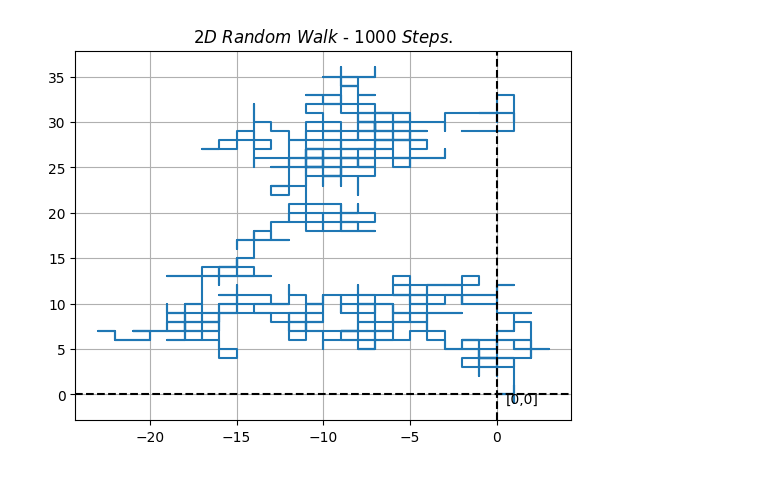
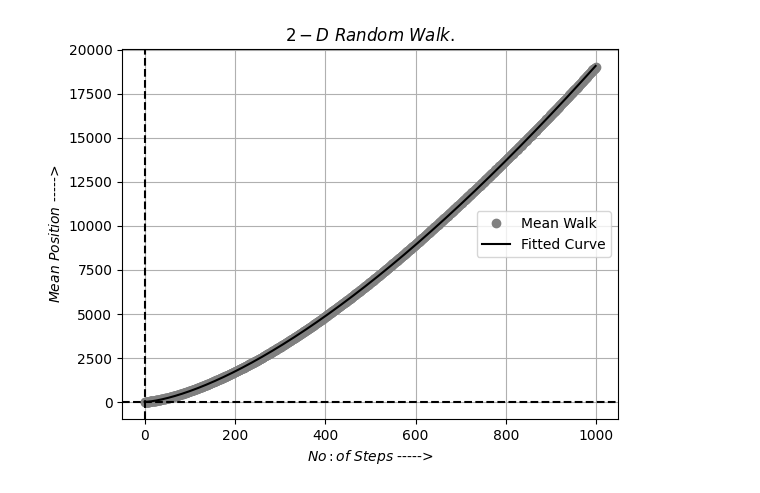
Before and after one commit to mondalsnehankur/Statistical-Distribution-Python, a Jupyter notebook: 2_D_Random_Walk.ipynb, the cells around one changed output. Cells and saved outputs as stored; diff of their text form; code cells hidden in the pictures.

```diff
--- a/2_D_Random_Walk.ipynb
+++ b/2_D_Random_Walk.ipynb
@@ -32,14 +16,36 @@ def randomwalk2D(n):
+# %%
+def pwr(x,a,b):
+  return a*x**b
+
+def walk(steps):
+  x,y = 0.0,0.0
+  position = []
+  for i in range(steps):
+    dx,dy = choice([(1,0),(-1,0),(0,1),(0,-1)])
+    x,y = x+dx,y+dy
+    position.append(np.sqrt(x**2 + y**2))
+  return position
+# %%
+steps,config = 1000,1000
+walks = np.array([walk(steps) for i in range(config)])
+c_walk = np.cumsum(walks,axis=1)
+mean_walk = np.mean(c_walk,axis=0)
 # %%
-x_data, y_data = randomwalk2D(1000)
+t = range(steps)
 
-plt.plot(x_data, y_data,'-',label='Path.')
+plt.plot(t,mean_walk,'o',color='grey',label='Mean Walk')
 
-plt.text(0.5,-1,'[0,0]')
-plt.title("$2D$ $Random$ $Walk$ - $1000$ $Steps$.")
+par,var = curve_fit(pwr,t,mean_walk)
+plt.plot(t,pwr(t,par[0],par[1]),color='black',label='Fitted Curve')
+
+plt.legend(loc='best')
+plt.title('$2-D$ $Random$ $Walk$.')
 plt.grid()
+plt.xlabel('$No:of$ $Steps$ ----->')
+plt.ylabel('$Mean$ $Position$ ----->')
 plt.axhline(0,linestyle='--',color='black')
 plt.axvline(0,linestyle='--',color='black')
 
 plt.show()
 # %% [output]
-[figure, old version]
+[figure, new version]
```
Also changed, not shown: parts of 10 cells of this notebook.
